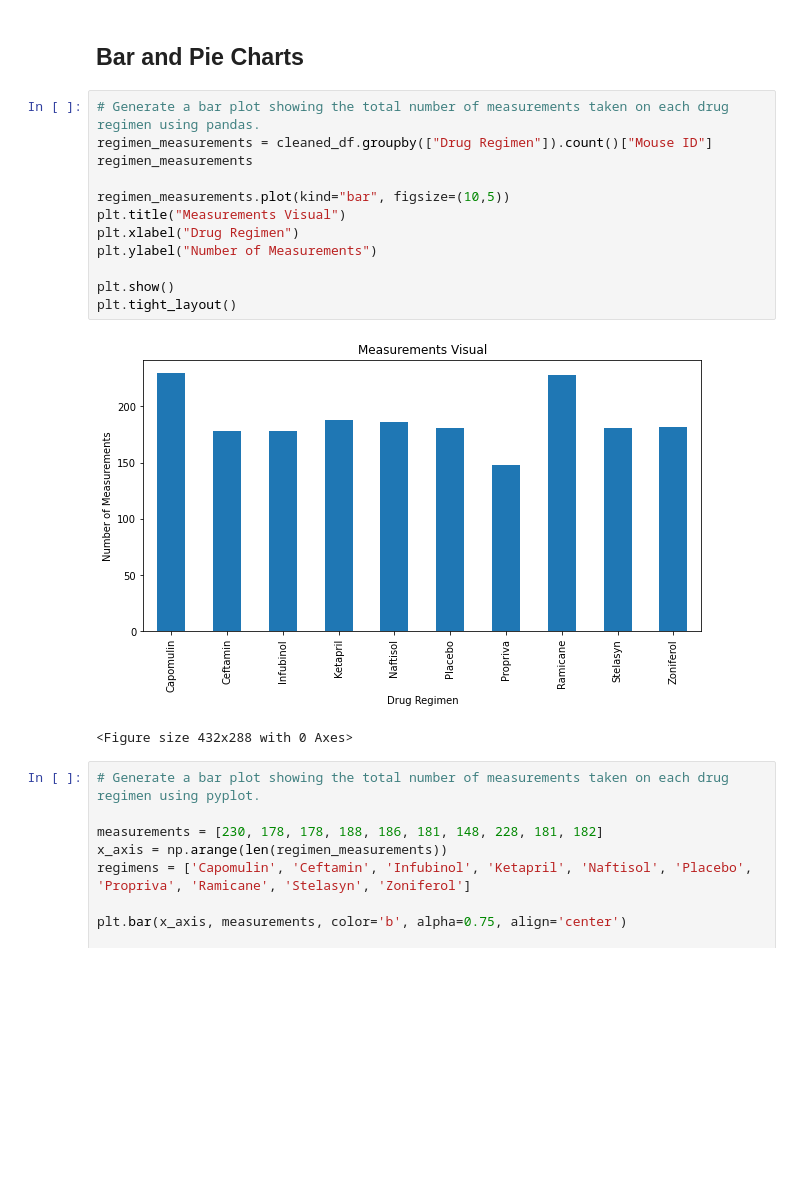
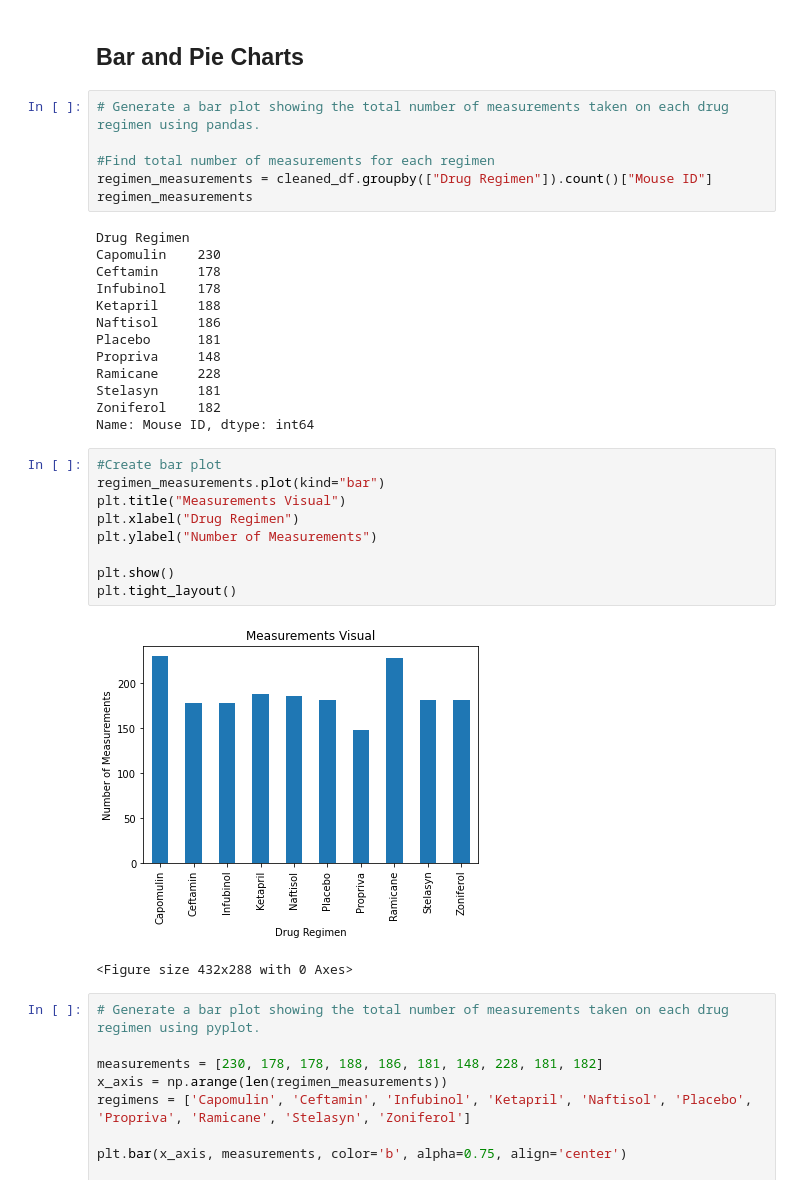
Before and after one commit to elysesulkey/matplotlib-challenge, a Jupyter notebook: Pymaceuticals.ipynb, the cells around one changed output. Drawn from its saved outputs; the diff is of its cells as text; blank space fills up the shorter version.

```diff
--- a/Pymaceuticals.ipynb
+++ b/Pymaceuticals.ipynb
@@ -113,20 +114,36 @@ regimen.agg({"Tumor Volume (mm3)": ["mean", "median", "var", "std", "sem"]})
 | Zoniferol | 53.236507 | 51.818479 | 48.533355 | 6.966589 | 0.516398 |
 # %% [markdown]
 ## Bar and Pie Charts
+# %%
+# Generate a bar plot showing the total number of measurements taken on each drug regimen using pandas.
+
+#Find total number of measurements for each regimen
+regimen_measurements = cleaned_df.groupby(["Drug Regimen"]).count()["Mouse ID"]
+regimen_measurements
+# %% [output]
+Drug Regimen
+Capomulin    230
+Ceftamin     178
+Infubinol    178
+Ketapril     188
+Naftisol     186
+Placebo      181
+Propriva     148
+Ramicane     228
+Stelasyn     181
+Zoniferol    182
+Name: Mouse ID, dtype: int64
 # %%
-# Generate a bar plot showing the total number of measurements taken on each drug regimen using pandas.
-regimen_measurements = cleaned_df.groupby(["Drug Regimen"]).count()["Mouse ID"]
-regimen_measurements
-
-regimen_measurements.plot(kind="bar", figsize=(10,5))
+#Create bar plot
+regimen_measurements.plot(kind="bar")
 plt.title("Measurements Visual")
 plt.xlabel("Drug Regimen")
 plt.ylabel("Number of Measurements")
 
 plt.show()
 plt.tight_layout()
 # %% [output]
-[figure, old version]
+[figure, new version]
 <Figure size 432x288 with 0 Axes>
 # %%
 # Generate a bar plot showing the total number of measurements taken on each drug regimen using pyplot.
```
Also changed, not shown: parts of 5 cells of this notebook.
